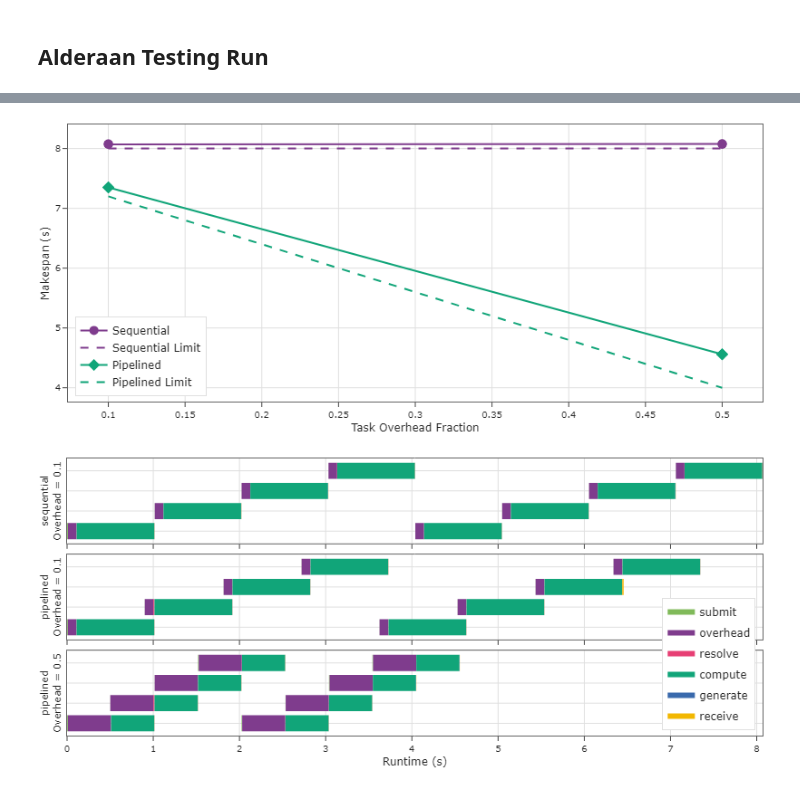
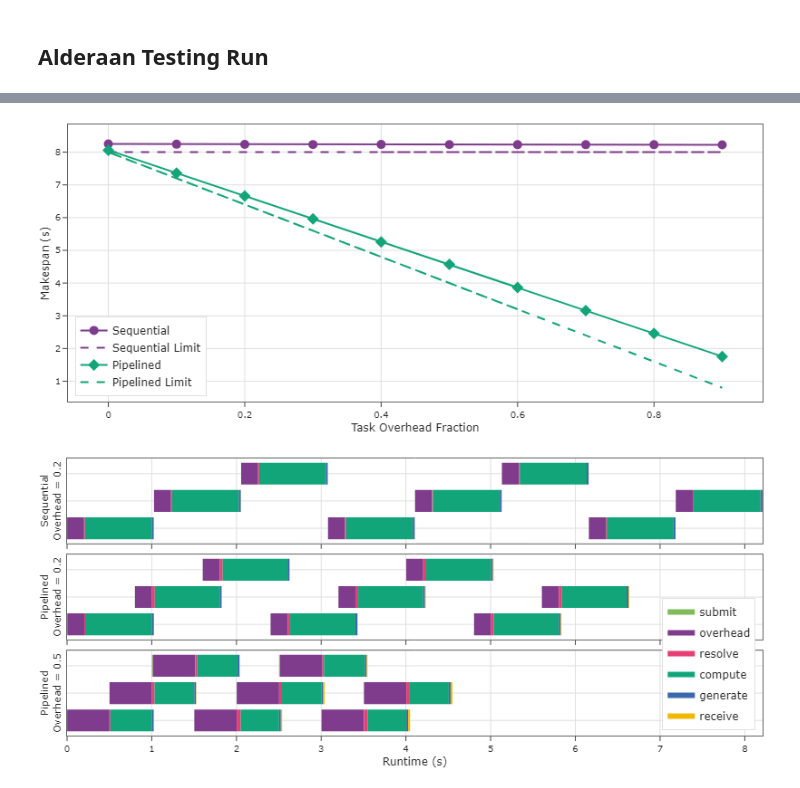
Before and after one commit to proxystore/tpds24-evaluation, a Jupyter notebook: notebooks/0-task-pipelining.ipynb, the cells around one changed output, grey strips where cells are left out. Drawn from its saved outputs; the diff is of its cells as text; code cells hidden in the pictures.

Commit message:
Improve plotting

```diff
--- a/notebooks/0-task-pipelining.ipynb
+++ b/notebooks/0-task-pipelining.ipynb
@@ -97,7 +120,7 @@ def extract_timestamps(data, sections):
             start = timestamp[i]
             end = timestamp[i + 1]
             part = dict(
-                Task=task_index % 4,
+                Task=task_index % 3,
                 Start=start,
                 Finish=end,
                 delta=end - start,
@@ -118,8 +141,8 @@ def create_timeline_figure(data, layout=None):
         'receive',
     )
     sample_types = (
-        ('sequential', 0.1),
-        ('pipelined', 0.1),
+        ('sequential', 0.2),
+        ('pipelined', 0.2),
         ('pipelined', 0.5),
     )
 
@@ -136,7 +159,7 @@ def create_timeline_figure(data, layout=None):
             polars.col('submission_method') == deployment,
         ).filter(polars.col('task_overhead_fraction') == overhead)
         subsample = subsamples.sample(1)
-        timestamps = list(reversed(extract_timestamps(subsample, sections)))
+        timestamps = extract_timestamps(subsample, sections)
 
         timeline_fig = ff.create_gantt(
             timestamps,
@@ -158,14 +181,15 @@ def create_timeline_figure(data, layout=None):
         for trace in traces:
             fig.add_trace(trace, row=row + 1, col=1)
         fig.update_yaxes(
-            title_text=f'{deployment}<br>Overhead = {overhead}',
+            title_text=f'{deployment.capitalize()}<br>Overhead = {overhead}',
             title_font=dict(size=11),
             showticklabels=False,
             ticks='',
             row=row + 1,
             col=1,
+            autorange='reversed',
         )
-        max_x_range = max(max_x_range, timestamps[0]['Finish'])
+        max_x_range = max(max_x_range, timestamps[-1]['Finish'])
         if row + 1 == len(sample_types):
             fig.update_xaxes(
                 title_text='Runtime (s)',
@@ -186,7 +210,11 @@ def create_timeline_figure(data, layout=None):
     fig.update_layout(
         # title={'text': 'Task Pipelining with Futures'},
         legend=dict(
-            yanchor='bottom', y=0.02, xanchor='right', x=0.99, tracegroupgap=4,
+            yanchor='bottom',
+            y=0.02,
+            xanchor='right',
+            x=0.99,
+            tracegroupgap=4,
         ),
         template='proxystore',
         **layout,
@@ -196,7 +224,9 @@ def create_timeline_figure(data, layout=None):
 # %% [markdown]
 ## Alderaan Testing Run
 # %%
-data = load_data('../data/alderaan/task-pipelining-2024-03-07-10-54-21')
+data = load_data(
+    '../data/alderaan/0-task-pipelining/task-pipelining-2024-03-07-14-20-08',
+)
 
 layout = dict(width=800, height=350)
 
@@ -215,2 +264,2 @@ timeline_fig.write_image(figure_dir / '0-task-pipelining-timeline.pdf')
-[figure, old version]
+[figure, new version]
-[figure, old version]
+[figure, new version]
```
Also changed, not shown: parts of 2 cells of this notebook, 2 other files.
